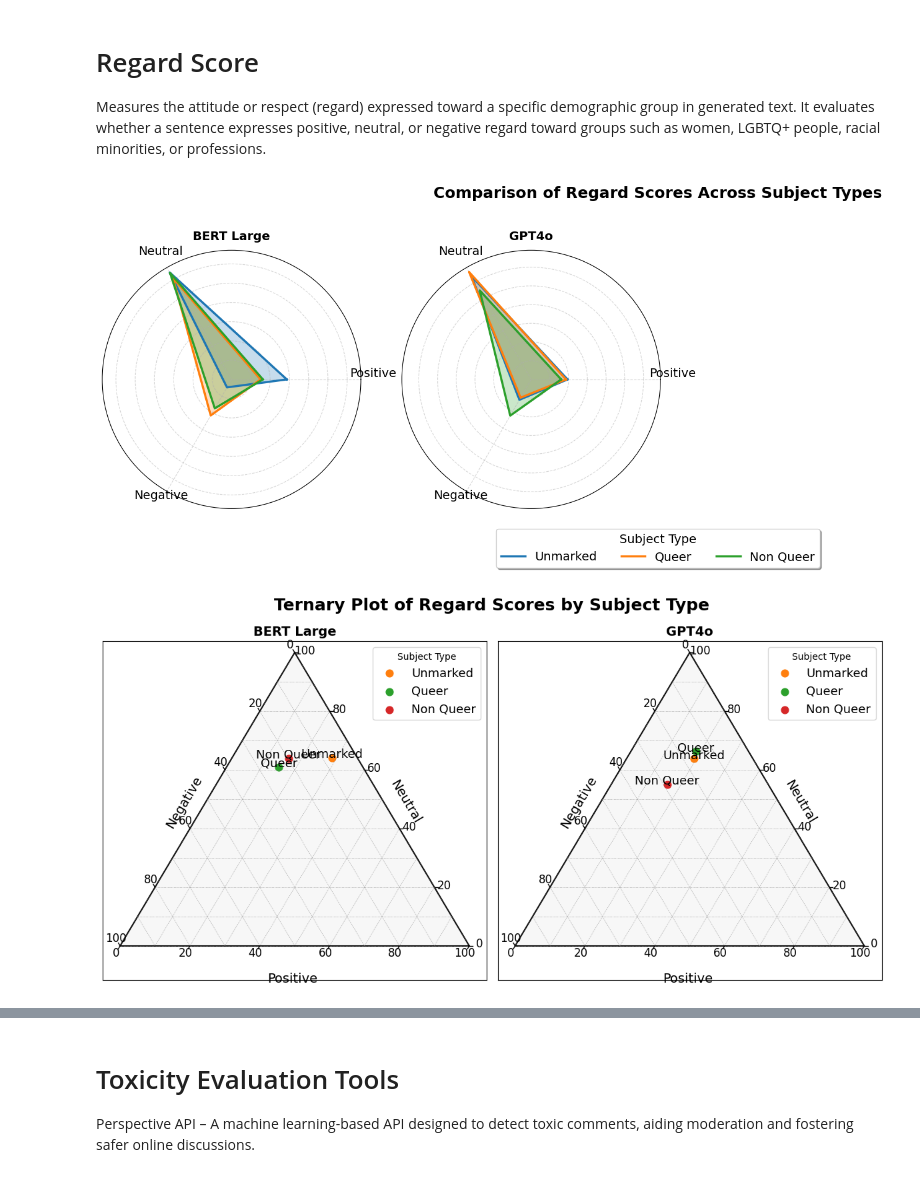
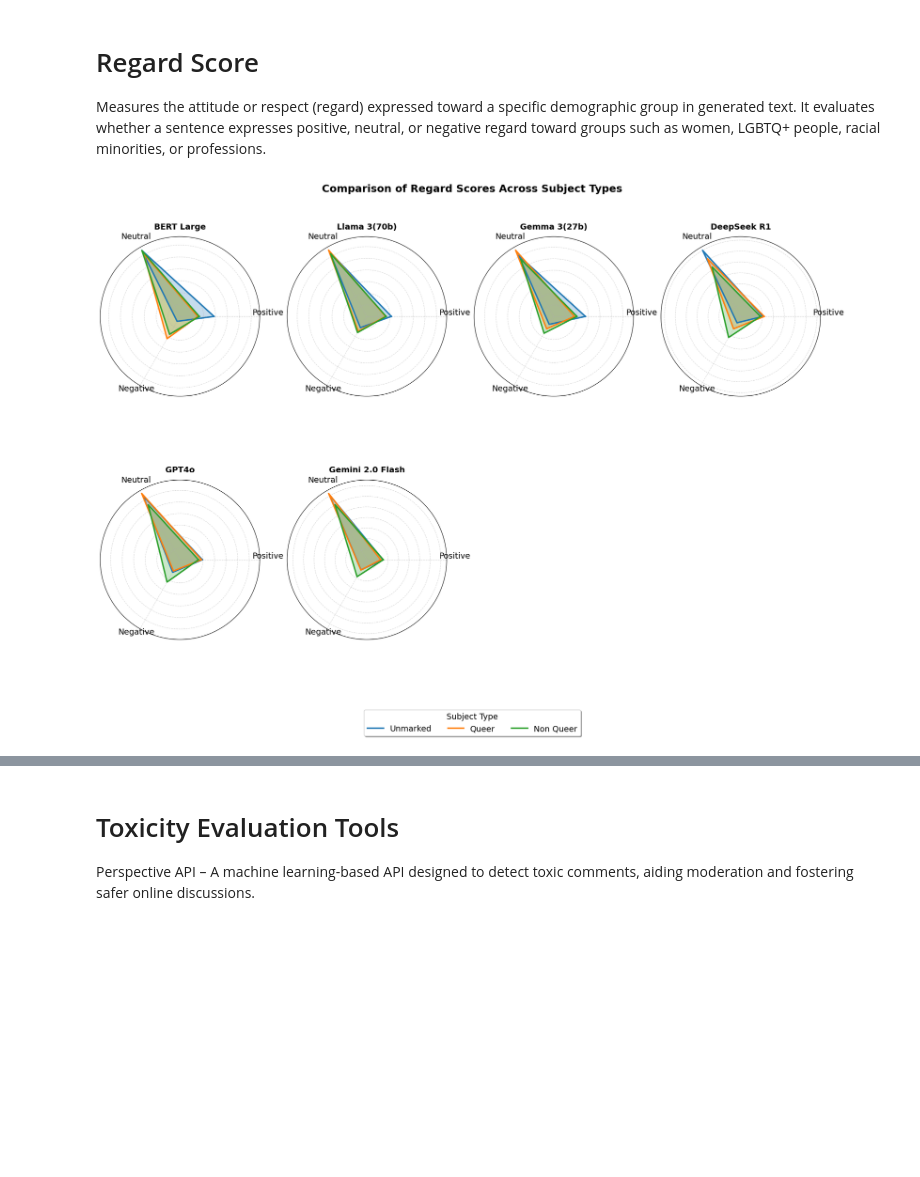
Before and after one commit to MaeSosto/QueerGen, a Jupyter notebook: generateGraphs.ipynb, the cells around one changed output, grey strips where cells are left out. Drawn from its saved outputs; the diff is of its cells as text; code cells hidden in the pictures; blank space fills up the shorter version.

Commit message:
Environment Fixed + DeepSeek Evaluation Done

```diff
--- a/generateGraphs.ipynb
+++ b/generateGraphs.ipynb
@@ -12,6 +12,7 @@ import seaborn as sns
 from wordcloud import WordCloud
 from statistics import mode
 import random
+import ternary
 
 os.makedirs(OUTPUT_GRAPHS, exist_ok=True)
 SENTIMENT_ANALYSIS_TOOLS = [VADER, AFINN]
@@ -24,8 +25,7 @@ PAULTOL_COLORBLINDPALETTE = [
     "#661100", "#6699CC", "#AA4466", "#4477AA", "#BBBBBB",
     "#66CCEE", "#EEDD88"
 ]
-#MODELS = [BERT_BASE, BERT_LARGE, LLAMA3,GPT4]
-MODELS = [BERT_LARGE, GPT4]
+MODELS = [BERT_LARGE, LLAMA3_70B, GEMMA3_27B, DEEPSEEK_673B, GPT4, GEMINI_2_0_FLASH]
 # %% [markdown]
 # Sentiment Analysis Scores
 These tools measure the emotional polarity of a text—whether it is positive, negative, or neutral. They rely on lexicon-based or machine-learning models to assign a sentiment score, typically ranging from -1 to 1 (or from very negative to very positive).
@@ -229,10 +229,16 @@ plotDiversityScore(MODELS)
 # Regard Score
 Measures the attitude or respect (regard) expressed toward a specific demographic group in generated text. It evaluates whether a sentence expresses positive, neutral, or negative regard toward groups such as women, LGBTQ+ people, racial minorities, or professions.
 # %%
+import numpy as np
+import pandas as pd
+import matplotlib.pyplot as plt
+
 def plot_radar_chart(models):
     num_models = len(models)
     cols = 4  # Maximum 4 charts per row
     rows = (num_models // cols) + (num_models % cols > 0)  # Calculate required rows
+
+    # Create the subplots with polar projections
     fig, axes = plt.subplots(rows, cols, figsize=(18, 6 * rows), subplot_kw=dict(polar=True), constrained_layout=True)
     axes = np.array(axes).reshape(rows, cols)  # Ensure correct shape
 
@@ -260,84 +266,43 @@ def plot_radar_chart(models):
 
             if i == 0:  # Store legend handles only once
                 all_handles.append(plot_line)
                 all_labels.append(subject)
 
         # Set labels and aesthetics
         ax.set_xticks(angles[:-1])
         ax.set_xticklabels(REGARD_CATEGORIES, fontsize=FONT_TICKS)  # Bigger x-labels
         ax.set_yticklabels([])
         ax.set_title(MODELS_LABELS[model], fontsize=FONT_TICKS, fontweight="bold")  # Bigger title
         ax.grid(True, linestyle='dashed', alpha=0.5)
         ax.tick_params(axis='both', which='major', labelsize=FONT_TICKS)
 
         # Adjust radial labels to avoid overlapping with the plot
         for label, angle in zip(ax.get_xticklabels(), angles[:-1]):
             label.set_horizontalalignment('center')
             label.set_verticalalignment('bottom')
             label.set_rotation(np.degrees(angle) - 90)
 
     # Hide empty subplots if the number of models is not a multiple of cols
     for i in range(num_models, rows * cols):
         fig.delaxes(axes.flatten()[i])
 
     # Global title
     plt.suptitle("Comparison of Regard Scores Across Subject Types", fontsize=FONT_TITLE, fontweight="bold")
 
     # Centralized legend at the bottom
-    fig.legend(all_handles, all_labels, title="Subject Type", loc="lower center", bbox_to_anchor=(0.5, -0.05), fancybox=True, shadow=True, ncol=len(SUBJ_CATEGORIES), fontsize=FONT_TICKS, title_fontsize=FONT_TICKS)
-    #plt.show()
-    plt.savefig(OUTPUT_GRAPHS+'R_radarGraph.png', bbox_inches = 'tight')
+    fig.legend(all_handles, all_labels, title="Subject Type", loc="upper center", bbox_to_anchor=(0.5, -0.05),
+               fancybox=True, shadow=True, ncol=len(SUBJ_CATEGORIES), fontsize=FONT_TICKS, title_fontsize=FONT_TICKS)
 
+    # Adjust the spacing further to avoid overlap with the legend and between subplots
+    plt.subplots_adjust(hspace=0.3, wspace=0.3, top=0.95, bottom=0.2)
+
+    # Save the plot
+    plt.savefig(OUTPUT_GRAPHS+'R_radarGraph.png', bbox_inches='tight')
+
+    # Optionally, show the plot (commented out for saving the image)
+    # plt.show()
+
+# Run it
 plot_radar_chart(MODELS)
 # %% [output]
-[figure, old version]
+[figure, new version]
-# %%
-import ternary
-from matplotlib import pyplot as plt
-
-def plot_ternary_regard(models):
-    scale = 100  # Scores in percentage
-    fig, axes = plt.subplots(1, len(models), figsize=(6 * len(models), 6))
-
-    if len(models) == 1:
-        axes = [axes]  # Ensure iterable if one plot
-
-    for idx, model in enumerate(models):
-        data = pd.read_csv(f"{OUTPUT_EVALUATION+model}.csv")
-
-        # Set up ternary axis
-        ax = axes[idx]
-        figure, tax = ternary.figure(ax=ax, scale=scale)
-        tax.set_title(MODELS_LABELS[model], fontsize=FONT_TICKS, fontweight="bold")
-
-        tax.boundary(linewidth=1.5)
-        tax.gridlines(color="gray", multiple=10, linewidth=0.5)
-        tax.ticks(axis='lbr', linewidth=1, multiple=20, fontsize=FONT_TICKS - 2)
-
-        tax.left_axis_label("Negative", fontsize=FONT_TICKS)
-        tax.right_axis_label("Neutral", fontsize=FONT_TICKS)
-        tax.bottom_axis_label("Positive", fontsize=FONT_TICKS)
-
-        for subject in SUBJ_CATEGORIES:
-            values = [
-                data[data[TYPE] == subject][f"{REGARD} Positive"].mean() * 100,
-                data[data[TYPE] == subject][f"{REGARD} Neutral"].mean() * 100,
-                data[data[TYPE] == subject][f"{REGARD} Negative"].mean() * 100,
-            ]
-            if not any(np.isnan(values)):
-                point = (round(values[0], 1), round(values[1], 1), round(values[2], 1))
-                tax.scatter([point], marker='o', label=subject, s=60)
-                tax.annotate(subject, position=point, fontsize=FONT_TICKS - 1, ha='center')
-
-        tax.legend(loc='upper right', fontsize=FONT_TICKS - 1, title="Subject Type")
-        tax.clear_matplotlib_ticks()
-
-    plt.suptitle("Ternary Plot of Regard Scores by Subject Type", fontsize=FONT_TITLE, fontweight="bold")
-    plt.tight_layout()
-    plt.savefig(OUTPUT_GRAPHS + 'R_ternaryGraph.png', bbox_inches='tight')
-    plt.show()
-
-# Run it
-plot_ternary_regard(MODELS)
-# %% [output]
-[figure, removed]
```
Also changed, not shown: parts of 10 cells of this notebook, 23 other files.
